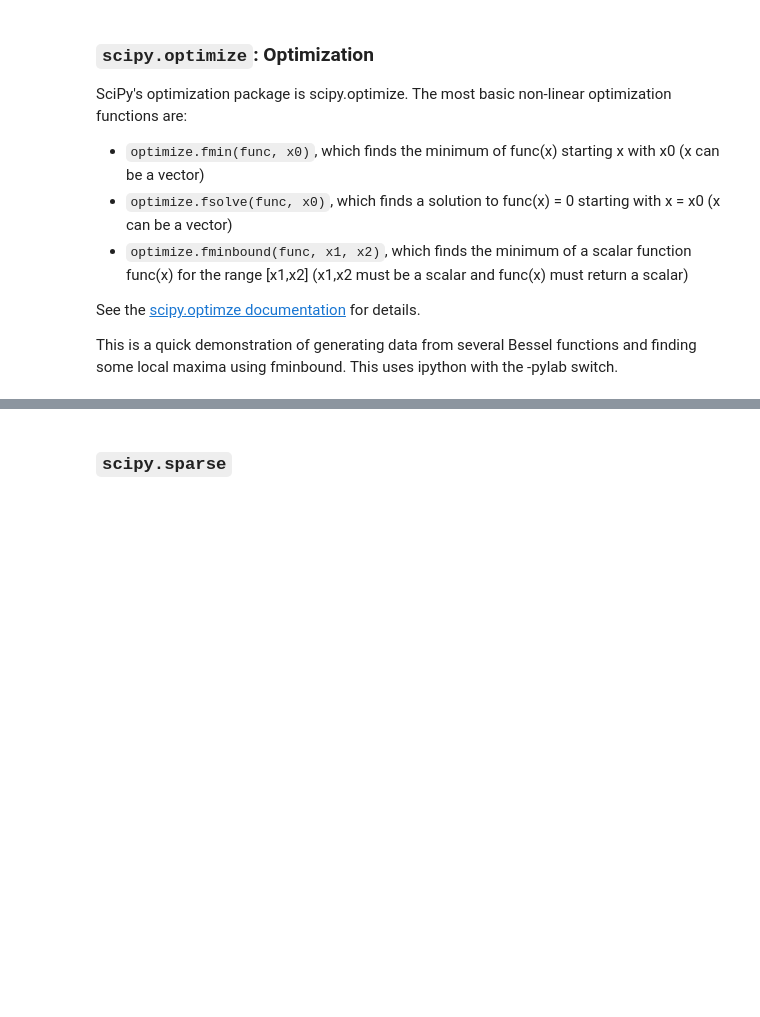
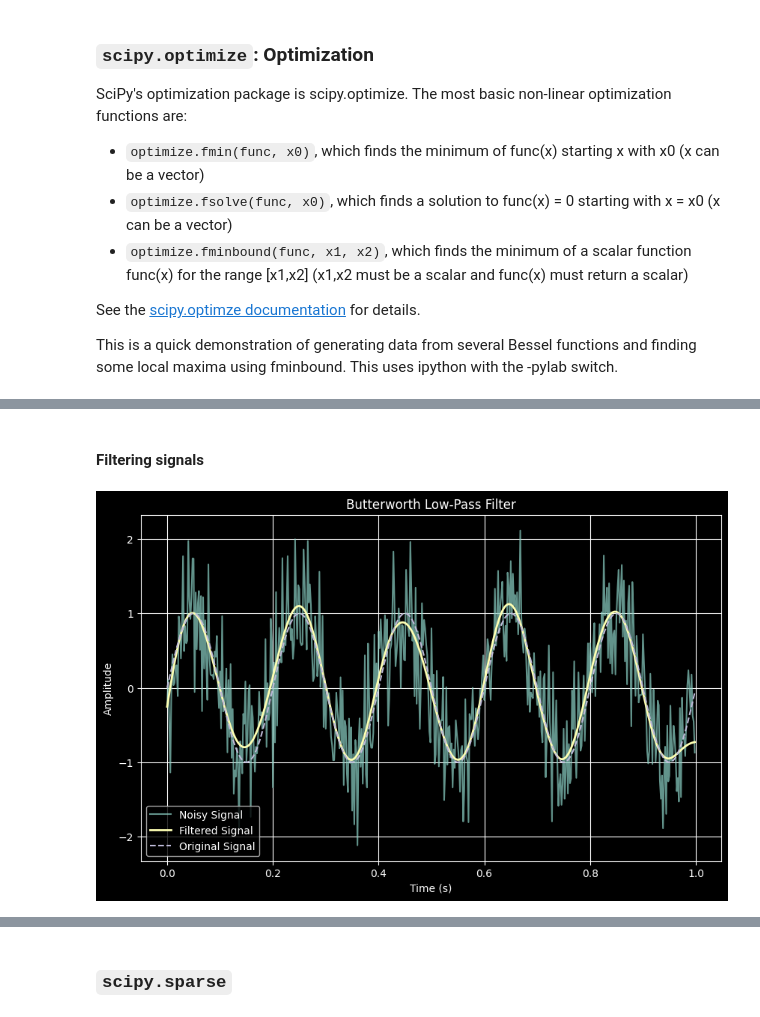
Before and after one commit to jimcoles/jims-ml-sandbox, a Jupyter notebook: notebooks/python/jims_python_math.ipynb, the cells around one changed output, grey strips where cells are left out. Saved outputs shown, nothing was run; the diff lists cells and outputs as text; code cells hidden in the pictures; blank space fills up the shorter version.

```diff
--- a/notebooks/python/jims_python_math.ipynb
+++ b/notebooks/python/jims_python_math.ipynb
@@ -261,0 +377,36 @@ from numpy import r_, sin
+# %% [markdown]
+#### Filtering signals
+# %%
+import numpy as np
+from scipy.signal import butter, filtfilt
+import matplotlib.pyplot as plt
+
+# Generate a noisy sine wave signal
+fs = 500  # Sampling frequency
+t = np.linspace(0, 1, fs, endpoint=False)  # Time vector
+freq = 5  # Frequency of the sine wave
+signal = np.sin(2 * np.pi * freq * t)  # Sine wave
+noise = np.random.normal(0, 0.5, signal.shape)  # Add random noise
+noisy_signal = signal + noise
+
+# Design a low-pass Butterworth filter
+cutoff = 10  # Cutoff frequency in Hz
+order = 4  # Filter order
+b, a = butter(order, cutoff / (0.5 * fs), btype='low')  # Normalized frequency (Nyquist)
+
+# Apply the filter
+filtered_signal = filtfilt(b, a, noisy_signal)
+
+# Plot the original noisy and filtered signals
+plt.figure(figsize=(10, 6))
+plt.plot(t, noisy_signal, label="Noisy Signal", alpha=0.7)
+plt.plot(t, filtered_signal, label="Filtered Signal", linewidth=2)
+plt.plot(t, signal, label="Original Signal", linestyle='dashed')
+plt.legend()
+plt.xlabel("Time (s)")
+plt.ylabel("Amplitude")
+plt.title("Butterworth Low-Pass Filter")
+plt.grid(True)
+plt.show()
+# %% [output]
+[figure, added]
```
Also changed, not shown: parts of 20 cells of this notebook, 8 other files.
